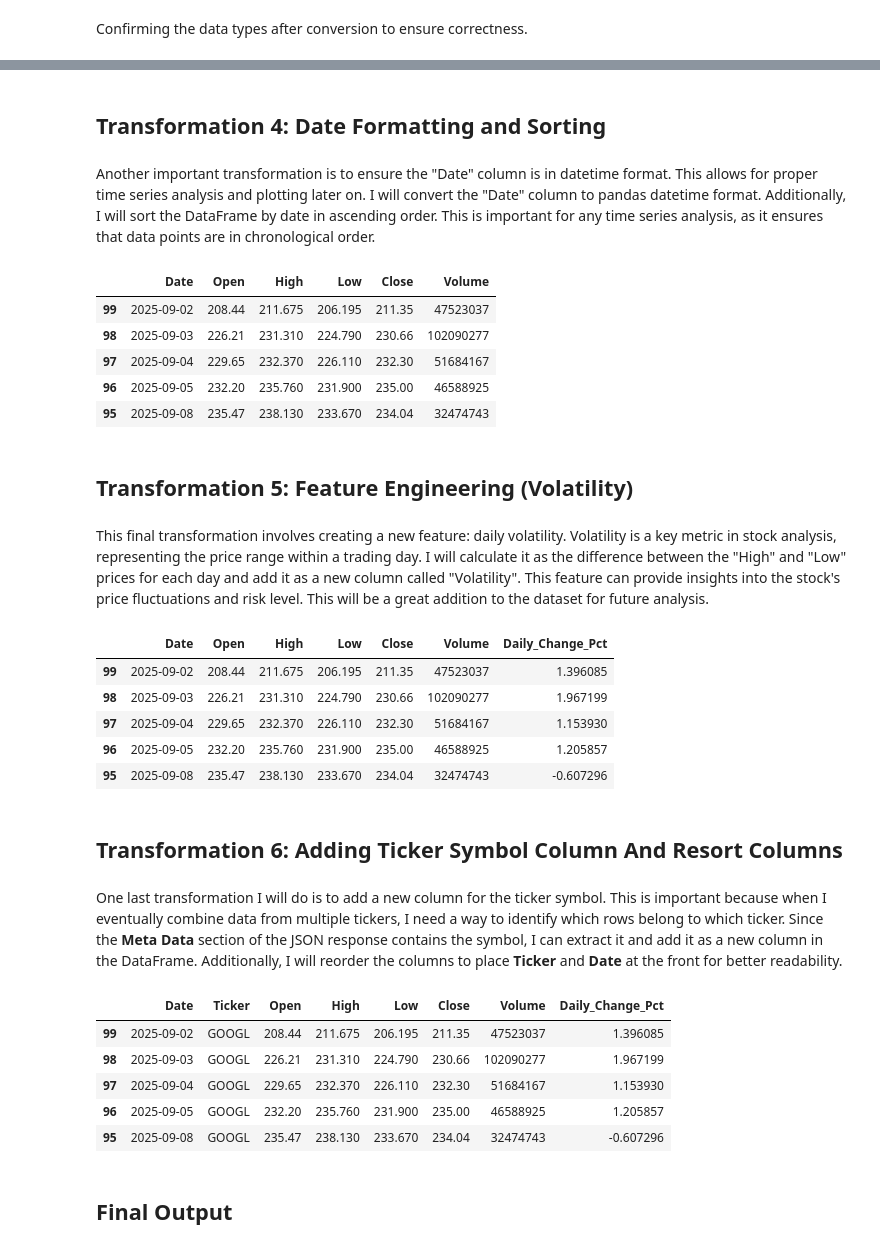
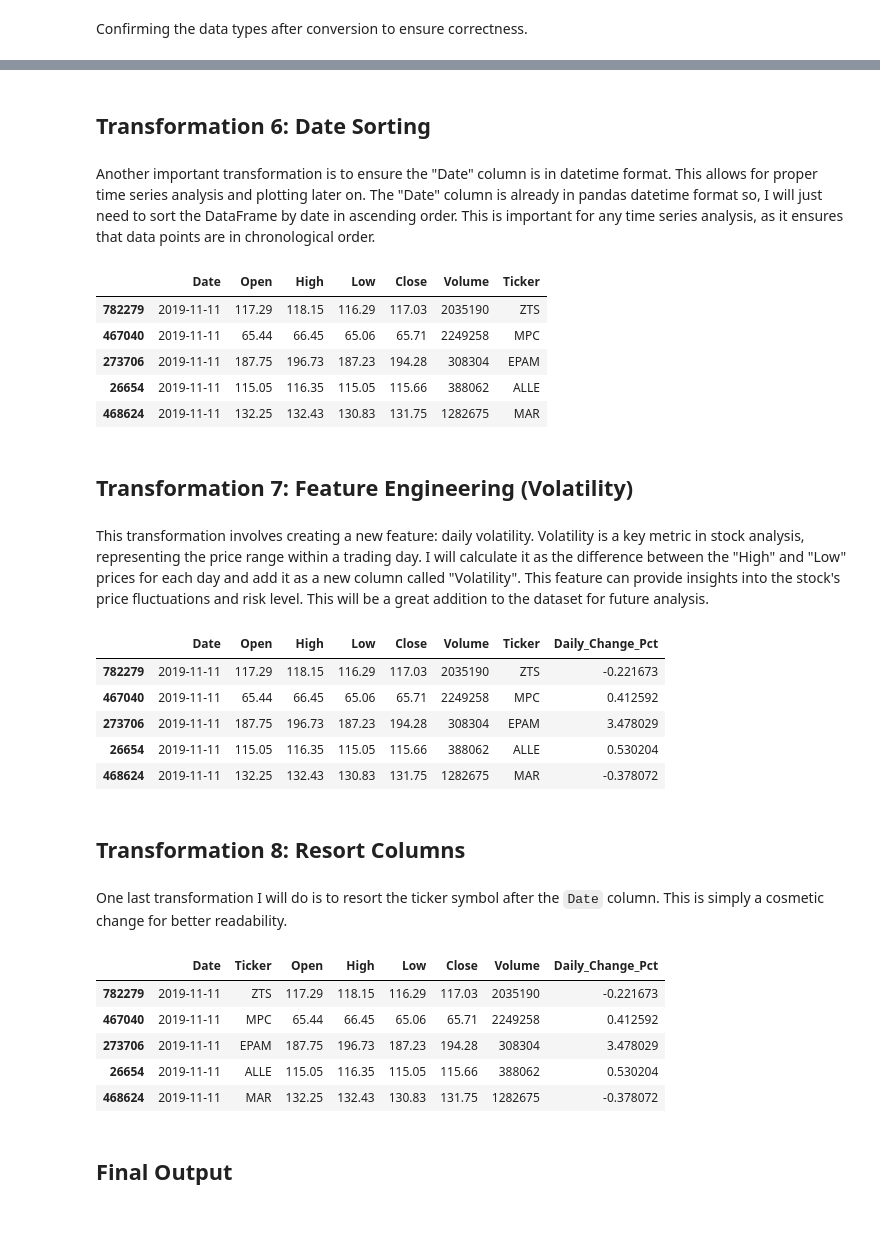
Before and after one commit to plozano0/The-Data-Wrangling-Workshop, a Jupyter notebook: Final_Project/Lozano_P_Milestone_4.ipynb, the cells around one changed output, grey strips where cells are left out. Drawn from its saved outputs; the diff is of its cells as text; code cells hidden in the pictures; blank space fills up the shorter version.

```diff
--- a/Final_Project/Lozano_P_Milestone_4.ipynb
+++ b/Final_Project/Lozano_P_Milestone_4.ipynb
@@ -158,5 +157,4 @@ The API returns the date as the dataframe index. I will reset it to make "Date"
 # %%
-google_data = google_data.reset_index().rename(columns={'index': 'Date'})
-
-google_data.head()
+all_stock_data_df = pd.concat(all_stock_data, ignore_index=True)
+all_stock_data_df.head()
 # %% [output]
@@ -172,7 +170,7 @@ google_data.head()
 Alpha Vantage columns come in as "1. open", "2. high", etc. I will rename these to standard SQL-friendly names. This removes special characters and numbering, preventing syntax errors in our future database. Although pandas can handle these names, SQL databases often struggle with special characters. And since I plan to load this data into a SQL database later, it's best to clean the headers now.
 # %%
 # Removing special characters and renaming columns to standard names
-google_data = google_data.rename(columns={
+all_stock_data_df = all_stock_data_df.rename(columns={
     '1. open': 'Open',
     '2. high': 'High',
     '3. low': 'Low',
@@ -180,5 +178,5 @@ google_data = google_data.rename(columns={
     '5. volume': 'Volume'
 })
 
-google_data.head()
+all_stock_data_df.head()
 # %% [output]
@@ -212,7 +211,7 @@ memory usage: 4.8+ KB
 # Converting columns to numeric types
 cols_to_convert = ['Open', 'High', 'Low', 'Close', 'Volume']
 for col in cols_to_convert:
-    google_data[col] = pd.to_numeric(google_data[col])
+    all_stock_data_df[col] = pd.to_numeric(all_stock_data_df[col])
 # %% [markdown]
 Confirming the data types after conversion to ensure correctness.
 # %%
@@ -234,67 +234,63 @@ memory usage: 4.8+ KB
 # %% [markdown]
-## Transformation 4: Date Formatting and Sorting
+## Transformation 6: Date Sorting
 # %% [markdown]
-Another important transformation is to ensure the "Date" column is in datetime format. This allows for proper time series analysis and plotting later on. I will convert the "Date" column to pandas datetime format. Additionally, I will sort the DataFrame by date in ascending order. This is important for any time series analysis, as it ensures that data points are in chronological order.
+Another important transformation is to ensure the "Date" column is in datetime format. This allows for proper time series analysis and plotting later on. The "Date" column is already in pandas datetime format so, I will just need to sort the DataFrame by date in ascending order. This is important for any time series analysis, as it ensures that data points are in chronological order.
 # %%
-google_data['Date'] = pd.to_datetime(google_data['Date'])
-google_data = google_data.sort_values(by='Date')
+all_stock_data_df = all_stock_data_df.sort_values(by='Date')
 
 # Display the first few rows to confirm date formatting and sorting
-google_data.head()
+all_stock_data_df.head()
 # %% [output]
-|  | Date | Open | High | Low | Close | Volume |
-| 99 | 2025-09-02 | 208.44 | 211.675 | 206.195 | 211.35 | 47523037 |
-| 98 | 2025-09-03 | 226.21 | 231.310 | 224.790 | 230.66 | 102090277 |
-| 97 | 2025-09-04 | 229.65 | 232.370 | 226.110 | 232.30 | 51684167 |
-| 96 | 2025-09-05 | 232.20 | 235.760 | 231.900 | 235.00 | 46588925 |
-| 95 | 2025-09-08 | 235.47 | 238.130 | 233.670 | 234.04 | 32474743 |
+|  | Date | Open | High | Low | Close | Volume | Ticker |
+| 782279 | 2019-11-11 | 117.29 | 118.15 | 116.29 | 117.03 | 2035190 | ZTS |
+| 467040 | 2019-11-11 | 65.44 | 66.45 | 65.06 | 65.71 | 2249258 | MPC |
+| 273706 | 2019-11-11 | 187.75 | 196.73 | 187.23 | 194.28 | 308304 | EPAM |
+| 26654 | 2019-11-11 | 115.05 | 116.35 | 115.05 | 115.66 | 388062 | ALLE |
+| 468624 | 2019-11-11 | 132.25 | 132.43 | 130.83 | 131.75 | 1282675 | MAR |
 # %% [markdown]
-## Transformation 5: Feature Engineering (Volatility)
+## Transformation 7: Feature Engineering (Volatility)
 # %% [markdown]
-This final transformation involves creating a new feature: daily volatility. Volatility is a key metric in stock analysis, representing the price range within a trading day. I will calculate it as the difference between the "High" and "Low" prices for each day and add it as a new column called "Volatility". This feature can provide insights into the stock's price fluctuations and risk level. This will be a great addition to the dataset for future analysis.
+This transformation involves creating a new feature: daily volatility. Volatility is a key metric in stock analysis, representing the price range within a trading day. I will calculate it as the difference between the "High" and "Low" prices for each day and add it as a new column called "Volatility". This feature can provide insights into the stock's price fluctuations and risk level. This will be a great addition to the dataset for future analysis.
 # %%
-google_data['Daily_Change_Pct'] = (
+all_stock_data_df['Daily_Change_Pct'] = (
     # Close minus Open divided by Open
-    (google_data['Close'] - google_data['Open']) / google_data['Open']
+    (all_stock_data_df['Close'] - all_stock_data_df['Open']) / all_stock_data_df['Open']
 # Multiplied by 100 to get percentage
 ) * 100
 
 # Display the first few rows to confirm the new feature
-google_data.head()
+all_stock_data_df.head()
 # %% [output]
-|  | Date | Open | High | Low | Close | Volume | Daily_Change_Pct |
-| 99 | 2025-09-02 | 208.44 | 211.675 | 206.195 | 211.35 | 47523037 | 1.396085 |
-| 98 | 2025-09-03 | 226.21 | 231.310 | 224.790 | 230.66 | 102090277 | 1.967199 |
-| 97 | 2025-09-04 | 229.65 | 232.370 | 226.110 | 232.30 | 51684167 | 1.153930 |
-| 96 | 2025-09-05 | 232.20 | 235.760 | 231.900 | 235.00 | 46588925 | 1.205857 |
-| 95 | 2025-09-08 | 235.47 | 238.130 | 233.670 | 234.04 | 32474743 | -0.607296 |
+|  | Date | Open | High | Low | Close | Volume | Ticker | Daily_Change_Pct |
+| 782279 | 2019-11-11 | 117.29 | 118.15 | 116.29 | 117.03 | 2035190 | ZTS | -0.221673 |
+| 467040 | 2019-11-11 | 65.44 | 66.45 | 65.06 | 65.71 | 2249258 | MPC | 0.412592 |
+| 273706 | 2019-11-11 | 187.75 | 196.73 | 187.23 | 194.28 | 308304 | EPAM | 3.478029 |
+| 26654 | 2019-11-11 | 115.05 | 116.35 | 115.05 | 115.66 | 388062 | ALLE | 0.530204 |
+| 468624 | 2019-11-11 | 132.25 | 132.43 | 130.83 | 131.75 | 1282675 | MAR | -0.378072 |
 # %% [markdown]
-## Transformation 6: Adding Ticker Symbol Column And Resort Columns
+## Transformation 8: Resort Columns
 # %% [markdown]
-One last transformation I will do is to add a new column for the ticker symbol. This is important because when I eventually combine data from multiple tickers, I need a way to identify which rows belong to which ticker. Since the **Meta Data** section of the JSON response contains the symbol, I can extract it and add it as a new column in the DataFrame. Additionally, I will reorder the columns to place **Ticker** and **Date** at the front for better readability.
+One last transformation I will do is to resort the ticker symbol after the `Date` column. This is simply a cosmetic change for better readability.
 # %%
-# Add ticker symbol column from metadata 2. Symbol
-google_data['Ticker'] = data['Meta Data']['2. Symbol']
-
 # Collect all columns
-cols = google_data.columns.tolist()
-# Insert Tickert at position 1 (second column)
+cols = all_stock_data_df.columns.tolist()
+# Insert Ticker at position 1 (second column)
 cols.insert(1,
             # Remove Ticker column
             cols.pop(
                 cols.index('Ticker')
             )
 )
-google_data = google_data[cols]
+all_stock_data_df = all_stock_data_df[cols]
 
-google_data.head()
+all_stock_data_df.head()
 # %% [output]
 |  | Date | Ticker | Open | High | Low | Close | Volume | Daily_Change_Pct |
-| 99 | 2025-09-02 | GOOGL | 208.44 | 211.675 | 206.195 | 211.35 | 47523037 | 1.396085 |
-| 98 | 2025-09-03 | GOOGL | 226.21 | 231.310 | 224.790 | 230.66 | 102090277 | 1.967199 |
-| 97 | 2025-09-04 | GOOGL | 229.65 | 232.370 | 226.110 | 232.30 | 51684167 | 1.153930 |
-| 96 | 2025-09-05 | GOOGL | 232.20 | 235.760 | 231.900 | 235.00 | 46588925 | 1.205857 |
-| 95 | 2025-09-08 | GOOGL | 235.47 | 238.130 | 233.670 | 234.04 | 32474743 | -0.607296 |
+| 782279 | 2019-11-11 | ZTS | 117.29 | 118.15 | 116.29 | 117.03 | 2035190 | -0.221673 |
+| 467040 | 2019-11-11 | MPC | 65.44 | 66.45 | 65.06 | 65.71 | 2249258 | 0.412592 |
+| 273706 | 2019-11-11 | EPAM | 187.75 | 196.73 | 187.23 | 194.28 | 308304 | 3.478029 |
+| 26654 | 2019-11-11 | ALLE | 115.05 | 116.35 | 115.05 | 115.66 | 388062 | 0.530204 |
+| 468624 | 2019-11-11 | MAR | 132.25 | 132.43 | 130.83 | 131.75 | 1282675 | -0.378072 |
 # %% [markdown]
 ## Final Output
 # %%
```
Also changed, not shown: parts of 32 cells of this notebook, 1 other file.
